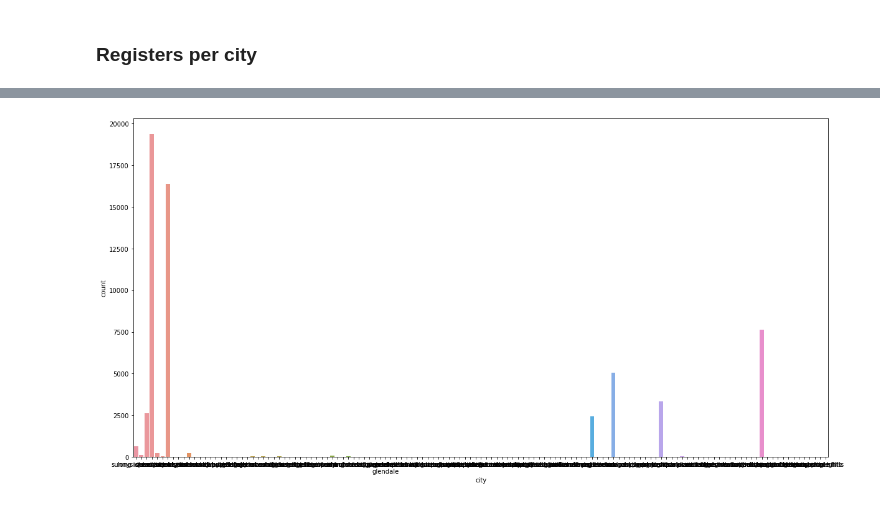
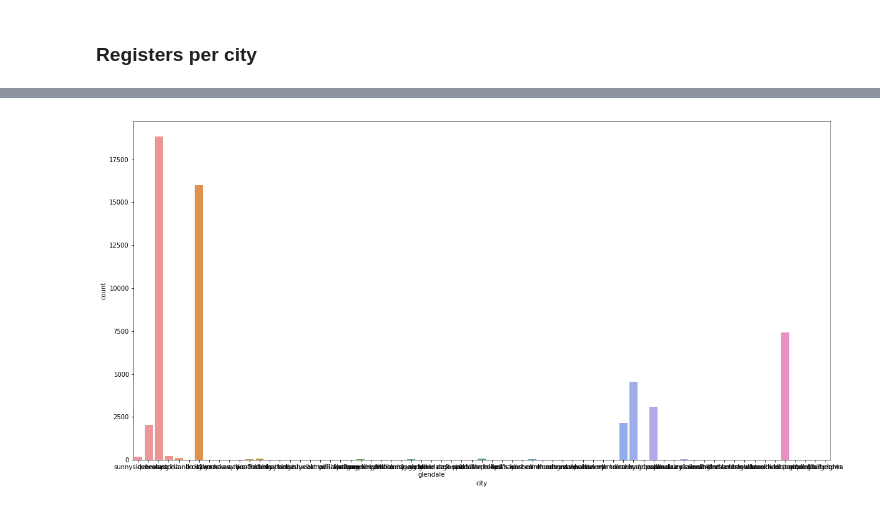
Before and after one commit to pedropvillegase-zz/ds4a4_team13, a Jupyter notebook: 01_listings_zipcode_analysis.ipynb, the cells around one changed output, grey strips where cells are left out. Cells and saved outputs as stored; diff of their text form; code cells hidden in the pictures.

Commit message:
EDA listings, zipcode cleaning

```diff
--- a/01_listings_zipcode_analysis.ipynb
+++ b/01_listings_zipcode_analysis.ipynb
@@ -119,0 +156,3 @@ plt.show()
+# %%
+listings_filt['zipcode_clean'] = list(listings_filt['zipcode'].str.slice(0,5))
+listings_filt.head()
@@ -119,0 +171,12 @@ plt.show()
+# %%
+tem_num_properties = (
+    pd.DataFrame(
+    listings_filt
+    .groupby("zipcode_clean" )['zipcode_clean']
+        .count()
+        .sort_values(ascending = False))
+    .rename(columns = {'zipcode_clean' : 'num_properties'})
+    .reset_index()
+
+)
+tem_num_properties
@@ -119,0 +215,8 @@ plt.show()
+# %%
+listings_filt = (listings_filt
+                 .merge(tem_num_properties,
+                        #how = 'left',
+                        on = 'zipcode_clean')
+                )
+#listings_filt[listings_filt['num_properties'].isna()]
+listings_filt.shape
@@ -119,0 +234,3 @@ plt.show()
+# %%
+listings_filt2 = listings_filt[listings_filt['num_properties'] >= 50]
+listings_filt2.shape
@@ -178,8 +320,8 @@ plt.show()
 # %%
 
 plt.figure(figsize=(20, 10))
-sns.countplot('city',data=listings_filt)
+sns.countplot('city',data=listings_filt2)
 plt.show()
 # %% [output]
-[figure, old version]
+[figure, new version]
 # %%
```
Also changed, not shown: parts of 22 cells of this notebook.
